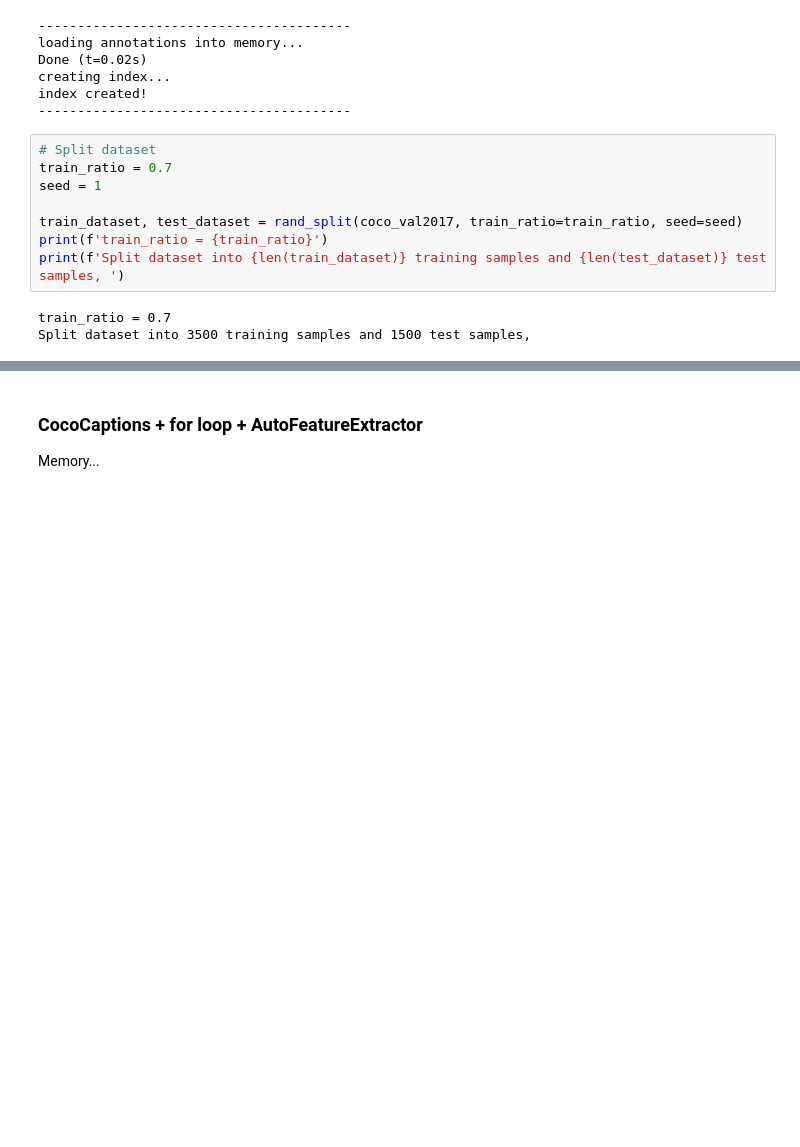
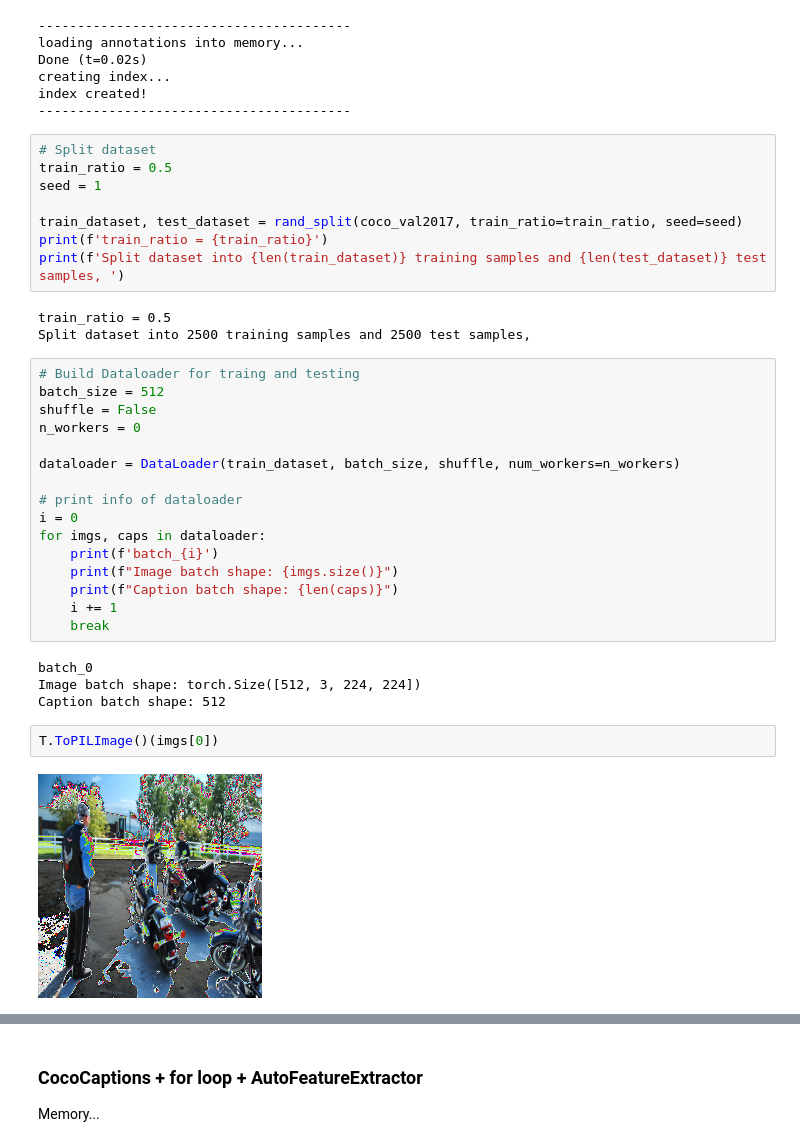
Before and after one commit to jullian-yapeter/lcmvae, a Jupyter notebook: demo/data_cap.ipynb, the cells around one changed output, grey strips where cells are left out. Cells and saved outputs as stored; diff of their text form; blank space fills up the shorter version.

```diff
--- a/demo/data_cap.ipynb
+++ b/demo/data_cap.ipynb
@@ -72,14 +72,38 @@ index created!
 ----------------------------------------
 # %%
 # Split dataset
-train_ratio = 0.7
+train_ratio = 0.5
 seed = 1
 
 train_dataset, test_dataset = rand_split(coco_val2017, train_ratio=train_ratio, seed=seed)
 print(f'train_ratio = {train_ratio}')
 print(f'Split dataset into {len(train_dataset)} training samples and {len(test_dataset)} test samples, ')
 # %% [output]
-train_ratio = 0.7
-Split dataset into 3500 training samples and 1500 test samples,
+train_ratio = 0.5
+Split dataset into 2500 training samples and 2500 test samples,
+# %%
+# Build Dataloader for traing and testing
+batch_size = 512
+shuffle = False
+n_workers = 0
+
+dataloader = DataLoader(train_dataset, batch_size, shuffle, num_workers=n_workers)
+
+# print info of dataloader
+i = 0
+for imgs, caps in dataloader:
+    print(f'batch_{i}')
+    print(f"Image batch shape: {imgs.size()}")
+    print(f"Caption batch shape: {len(caps)}")
+    i += 1
+    break
+# %% [output]
+batch_0
+Image batch shape: torch.Size([512, 3, 224, 224])
+Caption batch shape: 512
+# %%
+T.ToPILImage()(imgs[0])
+# %% [output]
+[figure, added]
 # %%
 # Build Dataloader for traing and testing
```
Also changed, not shown: parts of 1 cell of this notebook, 4 other files.
